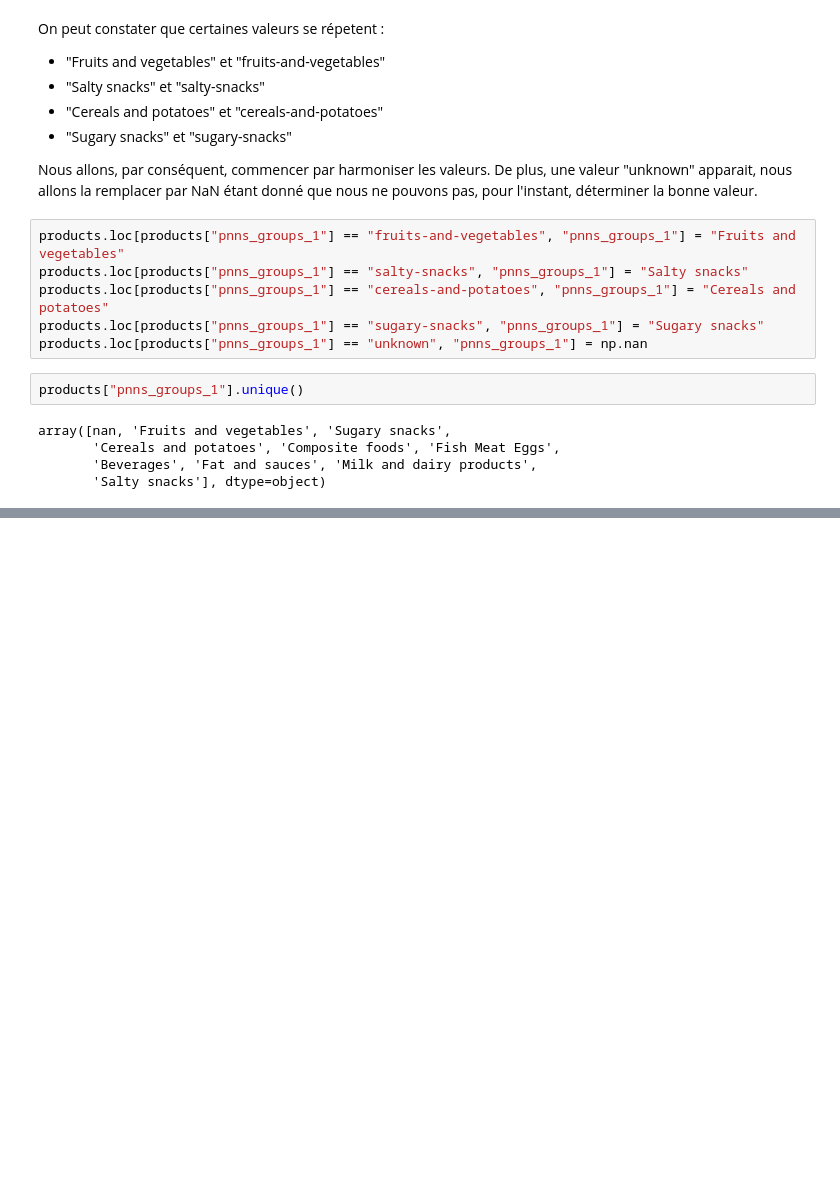
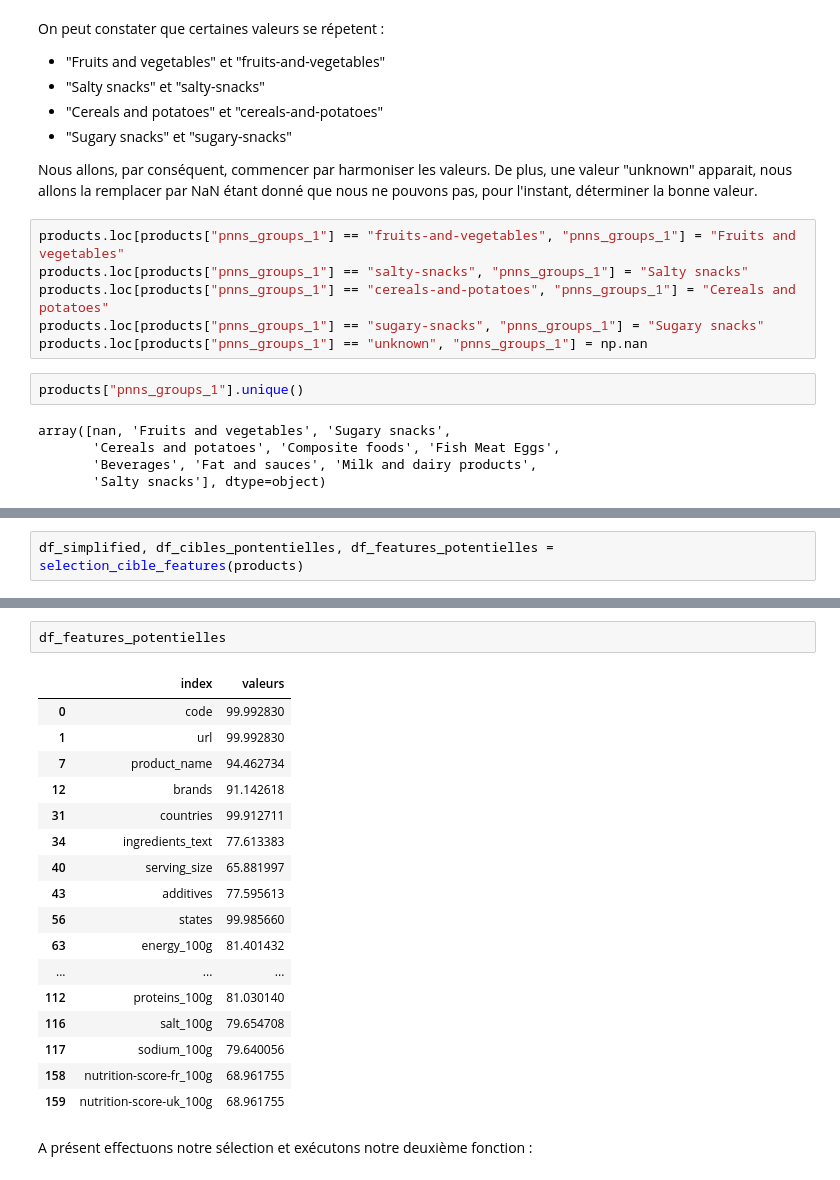
Before and after one commit to lalende/OpenClassRooms-Certification-Data-Scientist, a Jupyter notebook: Projet 3 - Préparez des donneés pour un organisme de santé publique/Projet 3.ipynb, the cells around one changed output, grey strips where cells are left out. Cells and saved outputs as stored; diff of their text form; blank space fills up the shorter version.

```diff
--- a/Projet 3 - Préparez des donneés pour un organisme de santé publique/Projet 3.ipynb
+++ b/Projet 3 - Préparez des donneés pour un organisme de santé publique/Projet 3.ipynb
@@ -276,0 +466,2 @@ array([nan, 'Fruits and vegetables', 'Sugary snacks',
+# %%
+df_simplified, df_cibles_pontentielles, df_features_potentielles = selection_cible_features(products)
@@ -276,0 +488,22 @@ array([nan, 'Fruits and vegetables', 'Sugary snacks',
+# %%
+df_features_potentielles
+# %% [output]
+|  | index | valeurs |
+| 0 | code | 99.992830 |
+| 1 | url | 99.992830 |
+| 7 | product_name | 94.462734 |
+| 12 | brands | 91.142618 |
+| 31 | countries | 99.912711 |
+| 34 | ingredients_text | 77.613383 |
+| 40 | serving_size | 65.881997 |
+| 43 | additives | 77.595613 |
+| 56 | states | 99.985660 |
+| 63 | energy_100g | 81.401432 |
+| ... | ... | ... |
+| 112 | proteins_100g | 81.030140 |
+| 116 | salt_100g | 79.654708 |
+| 117 | sodium_100g | 79.640056 |
+| 158 | nutrition-score-fr_100g | 68.961755 |
+| 159 | nutrition-score-uk_100g | 68.961755 |
+# %% [markdown]
+A présent effectuons notre sélection et exécutons notre deuxième fonction :
```
Also changed, not shown: parts of 29 cells of this notebook.
